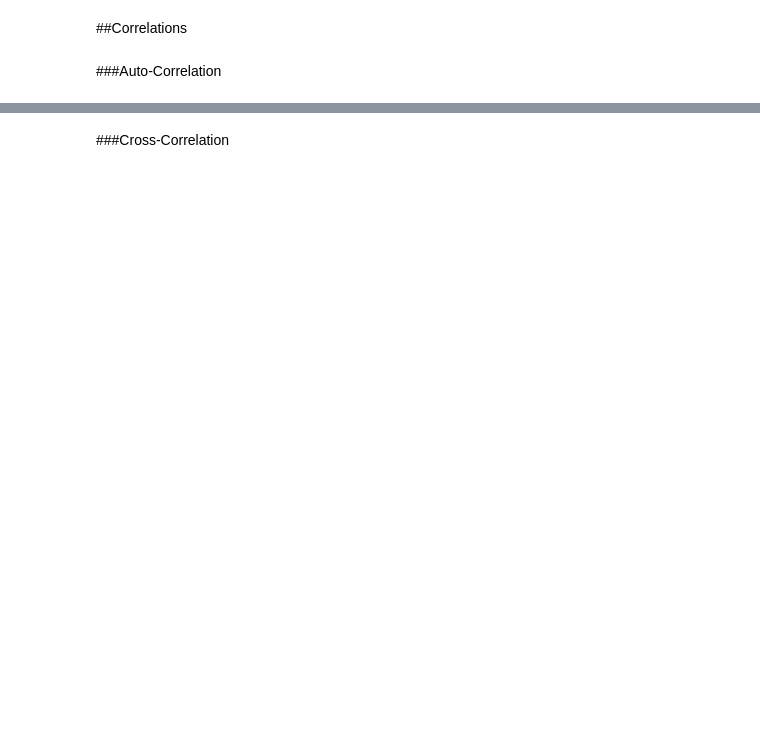
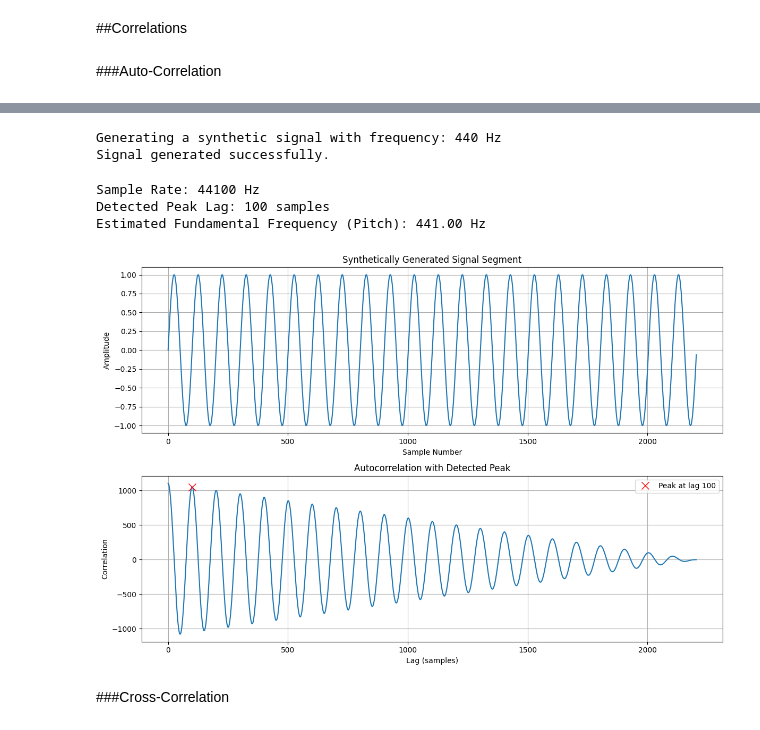
Before and after one commit to Mahdi-Miri/Signal_Proccesing, a Jupyter notebook: Signal_Proccesing.ipynb, the cells around one changed output, grey strips where cells are left out. Saved outputs shown, nothing was run; the diff lists cells and outputs as text; code cells hidden in the pictures; blank space fills up the shorter version.

```diff
--- a/Signal_Proccesing.ipynb
+++ b/Signal_Proccesing.ipynb
@@ -34,0 +38,78 @@ import matplotlib.pyplot as plt
+# %%
+# Generate the Audio Signal
+
+# Parameters for the signal
+sample_rate = 44100      # Standard sample rate for audio (samples per second)
+frequency = 440          # Frequency of the sine wave in Hz (A4 note)
+duration = 1.0           # Duration of the signal in seconds
+
+print(f"Generating a synthetic signal with frequency: {frequency} Hz")
+
+# Create a time array from 0 to 'duration' with 'sample_rate' points per second
+# This represents the time axis for our signal
+t = np.linspace(0., duration, int(sample_rate * duration), endpoint=False)
+
+# Generate the sine wave signal
+# The formula for a sine wave is A * sin(2 * pi * f * t)
+# We use a simple amplitude of 1.0
+data = np.sin(2 * np.pi * frequency * t)
+
+print("Signal generated successfully.")
+
+# Select a small segment of the signal for analysis (e.g., 50ms)
+# This is the same process as before
+segment_length = int(0.05 * sample_rate)
+signal_segment = data[:segment_length]
+# %% [output]
+Generating a synthetic signal with frequency: 440 Hz
+Signal generated successfully.
+# %%
+# Compute the autocorrelation using np.correlate
+autocorr = np.correlate(signal_segment, signal_segment, mode='full')
+# We only need the second half (positive lags)
+autocorr = autocorr[len(autocorr)//2:]
+# %%
+# Find all peaks in the autocorrelation function
+peaks, _ = find_peaks(autocorr, height=0.1 * np.max(autocorr))
+
+if len(peaks) > 0:
+    # The first peak corresponds to the fundamental period
+    fundamental_period_samples = peaks[0]
+
+    # Calculate the fundamental frequency (Pitch)
+    fundamental_frequency = sample_rate / fundamental_period_samples
+
+    print(f"\nSample Rate: {sample_rate} Hz")
+    print(f"Detected Peak Lag: {fundamental_period_samples} samples")
+    print(f"Estimated Fundamental Frequency (Pitch): {fundamental_frequency:.2f} Hz")
+else:
+    print("Could not determine the fundamental frequency.")
+# %% [output]
+Sample Rate: 44100 Hz
+Detected Peak Lag: 100 samples
+Estimated Fundamental Frequency (Pitch): 441.00 Hz
+# %%
+# Plot the signal segment
+plt.figure(figsize=(12, 8))
+plt.subplot(2, 1, 1)
+plt.title("Synthetically Generated Signal Segment")
+plt.plot(signal_segment)
+plt.xlabel("Sample Number")
+plt.ylabel("Amplitude")
+plt.grid(True)
+
+# Plot the autocorrelation and the detected peak
+plt.subplot(2, 1, 2)
+plt.title("Autocorrelation with Detected Peak")
+plt.plot(autocorr)
+if len(peaks) > 0:
+    plt.plot(peaks[0], autocorr[peaks[0]], "x", color='red', markersize=10, label=f'Peak at lag {peaks[0]}')
+plt.xlabel("Lag (samples)")
+plt.ylabel("Correlation")
+plt.legend()
+plt.grid(True)
+
+plt.tight_layout()
+plt.show()
+# %% [output]
+[figure, added]
```
Also changed, not shown: parts of 2 cells of this notebook.
